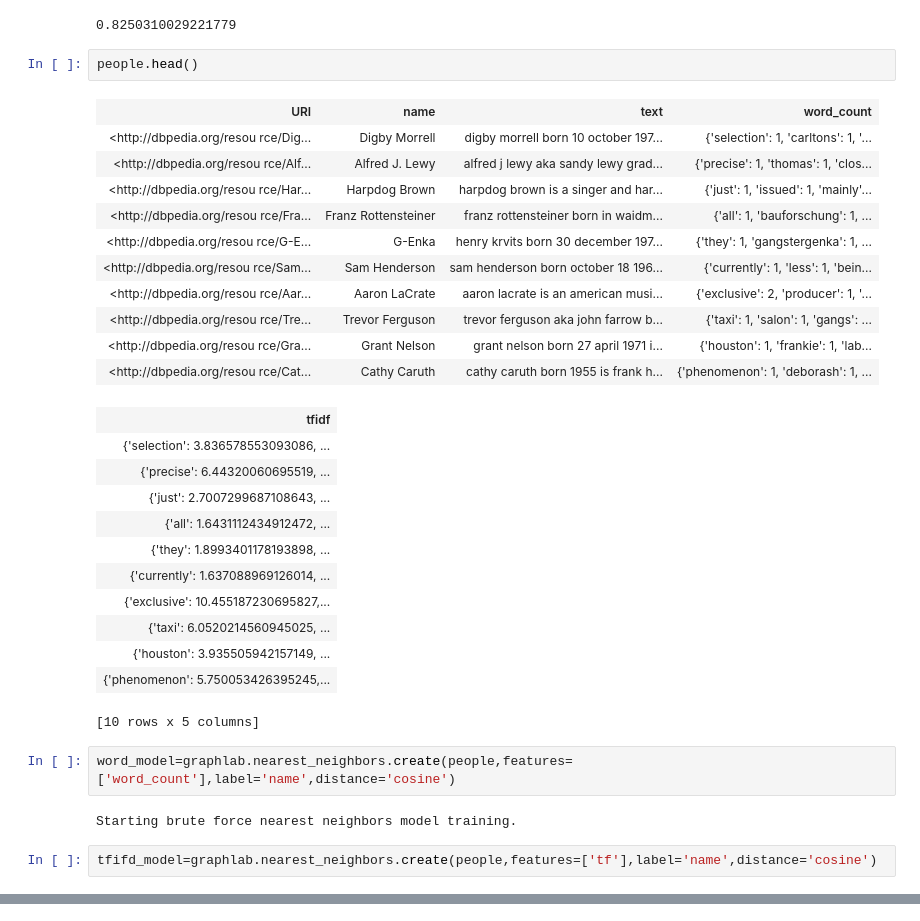
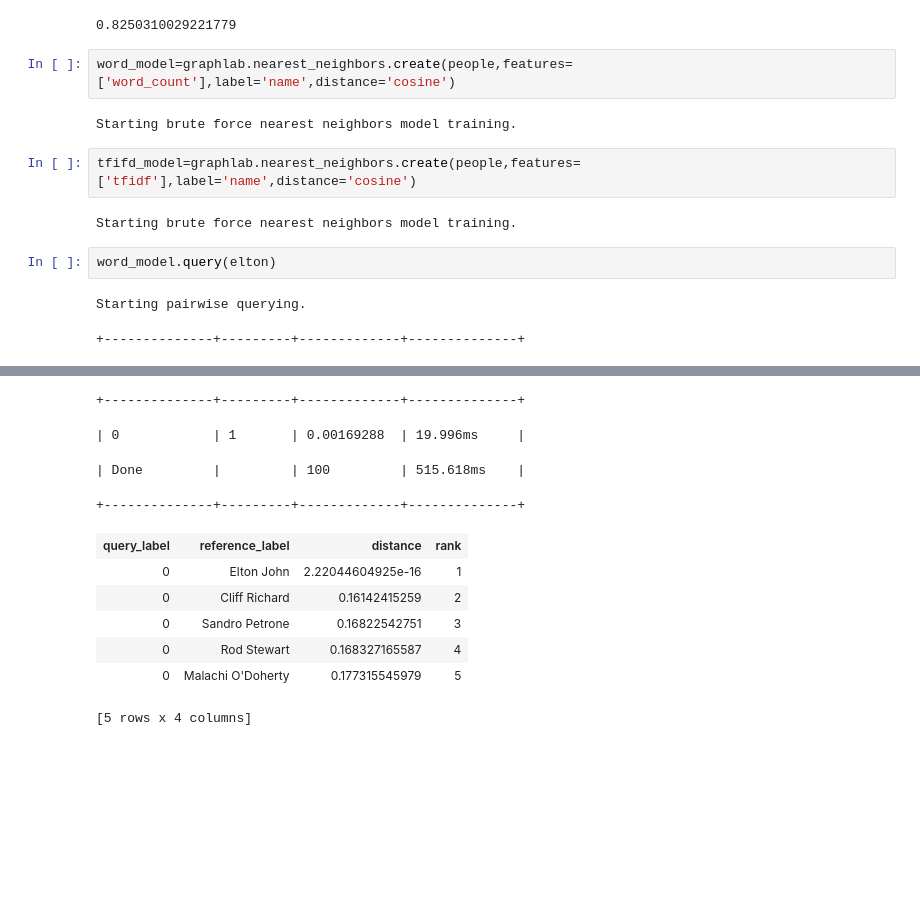
Before and after one commit to anand9522/Document-Retrieval, a Jupyter notebook: Clustering.ipynb, the cells around one changed output, grey strips where cells are left out. Drawn from its saved outputs; the diff is of its cells as text; blank space fills up the shorter version.

```diff
--- a/Clustering.ipynb
+++ b/Clustering.ipynb
@@ -326,35 +326,16 @@ graphlab.distances.cosine(elton['tfidf'][0],vic['tfidf'][0])
 graphlab.distances.cosine(elton['tfidf'][0],paul['tfidf'][0])
 # %% [output]
 0.8250310029221779
-# %%
-people.head()
-# %% [output]
-| URI | name | text | word_count |
-| <http://dbpedia.org/resou rce/Dig... | Digby Morrell | digby morrell born 10 october 197... | {'selection': 1, 'carltons': 1, '... |
-| <http://dbpedia.org/resou rce/Alf... | Alfred J. Lewy | alfred j lewy aka sandy lewy grad... | {'precise': 1, 'thomas': 1, 'clos... |
-| <http://dbpedia.org/resou rce/Har... | Harpdog Brown | harpdog brown is a singer and har... | {'just': 1, 'issued': 1, 'mainly'... |
-| <http://dbpedia.org/resou rce/Fra... | Franz Rottensteiner | franz rottensteiner born in waidm... | {'all': 1, 'bauforschung': 1, ... |
-| <http://dbpedia.org/resou rce/G-E... | G-Enka | henry krvits born 30 december 197... | {'they': 1, 'gangstergenka': 1, ... |
-| <http://dbpedia.org/resou rce/Sam... | Sam Henderson | sam henderson born october 18 196... | {'currently': 1, 'less': 1, 'bein... |
-| <http://dbpedia.org/resou rce/Aar... | Aaron LaCrate | aaron lacrate is an american musi... | {'exclusive': 2, 'producer': 1, '... |
-| <http://dbpedia.org/resou rce/Tre... | Trevor Ferguson | trevor ferguson aka john farrow b... | {'taxi': 1, 'salon': 1, 'gangs': ... |
-| <http://dbpedia.org/resou rce/Gra... | Grant Nelson | grant nelson born 27 april 1971 i... | {'houston': 1, 'frankie': 1, 'lab... |
-| <http://dbpedia.org/resou rce/Cat... | Cathy Caruth | cathy caruth born 1955 is frank h... | {'phenomenon': 1, 'deborash': 1, ... |
-| tfidf |
-| {'selection': 3.836578553093086, ... |
-| {'precise': 6.44320060695519, ... |
-| {'just': 2.7007299687108643, ... |
-| {'all': 1.6431112434912472, ... |
-| {'they': 1.8993401178193898, ... |
-| {'currently': 1.637088969126014, ... |
-| {'exclusive': 10.455187230695827,... |
-| {'taxi': 6.0520214560945025, ... |
-| {'houston': 3.935505942157149, ... |
-| {'phenomenon': 5.750053426395245,... |
-[10 rows x 5 columns]
 # %%
 word_model=graphlab.nearest_neighbors.create(people,features=['word_count'],label='name',distance='cosine')
 # %% [output]
 Starting brute force nearest neighbors model training.
 # %%
-tfifd_model=graphlab.nearest_neighbors.create(people,features=['tf'],label='name',distance='cosine')
+tfifd_model=graphlab.nearest_neighbors.create(people,features=['tfidf'],label='name',distance='cosine')
+# %% [output]
+Starting brute force nearest neighbors model training.
+# %%
+word_model.query(elton)
+# %% [output]
+Starting pairwise querying.
++--------------+---------+-------------+--------------+
@@ -360,0 +343,11 @@ tfifd_model=graphlab.nearest_neighbors.create(people,features=['tf'],label='name
++--------------+---------+-------------+--------------+
+| 0            | 1       | 0.00169288  | 19.996ms     |
+| Done         |         | 100         | 515.618ms    |
++--------------+---------+-------------+--------------+
+| query_label | reference_label | distance | rank |
+| 0 | Elton John | 2.22044604925e-16 | 1 |
+| 0 | Cliff Richard | 0.16142415259 | 2 |
+| 0 | Sandro Petrone | 0.16822542751 | 3 |
+| 0 | Rod Stewart | 0.168327165587 | 4 |
+| 0 | Malachi O'Doherty | 0.177315545979 | 5 |
+[5 rows x 4 columns]
```
Also changed, not shown: parts of 4 cells of this notebook.
